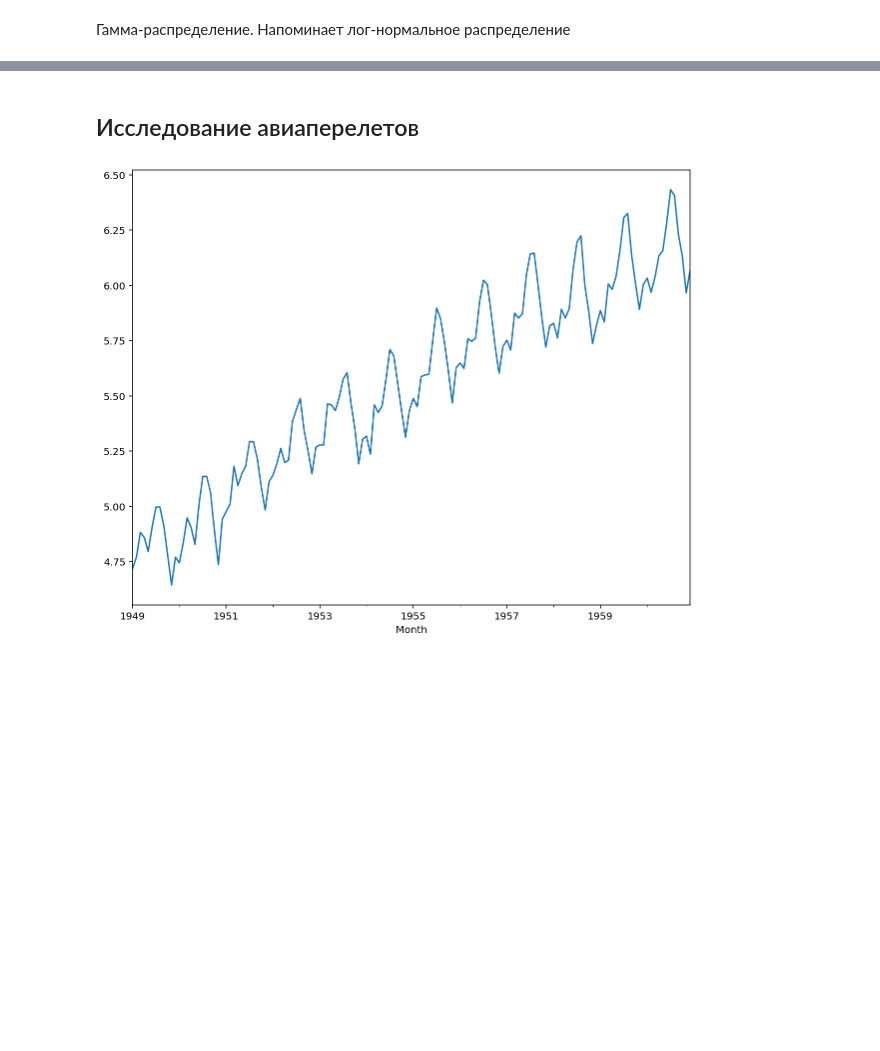
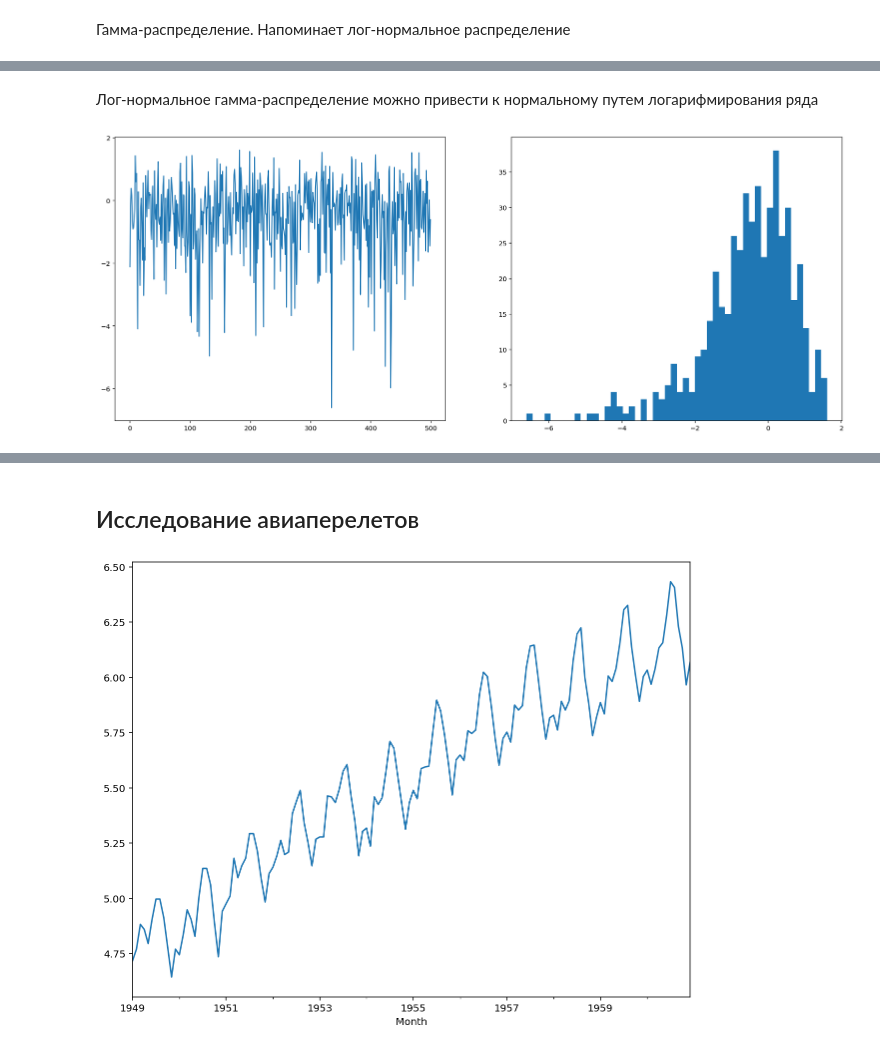
Before and after one commit to Chepell/SF_DS_Pro, a Jupyter notebook: 02_TimeSeries/03_ARIMA/03_Stationarity.ipynb, the cells around one changed output, grey strips where cells are left out. Saved outputs shown, nothing was run; the diff lists cells and outputs as text; code cells hidden in the pictures; blank space fills up the shorter version.

```diff
--- a/02_TimeSeries/03_ARIMA/03_Stationarity.ipynb
+++ b/02_TimeSeries/03_ARIMA/03_Stationarity.ipynb
@@ -99,3 +102,14 @@ plt.show()
+# %% [markdown]
+Лог-нормальное гамма-распределение можно привести к нормальному путем логарифмирования ряда
+# %%
+gamma_log = np.log(gamma)
+# gamma = np.log(gamma) # позволяет уйти к нормальному распределению
+fig, ax = plt.subplots(1, 2, figsize=(20, 8))
+ax[0].plot(gamma_log)
+ax[1].hist(gamma_log, 50)
+plt.show()
+# %% [output]
+[figure, added]
 # %%
 adf(gamma)
 # %% [output]
```
Also changed, not shown: parts of 14 cells of this notebook, 10 other files.
